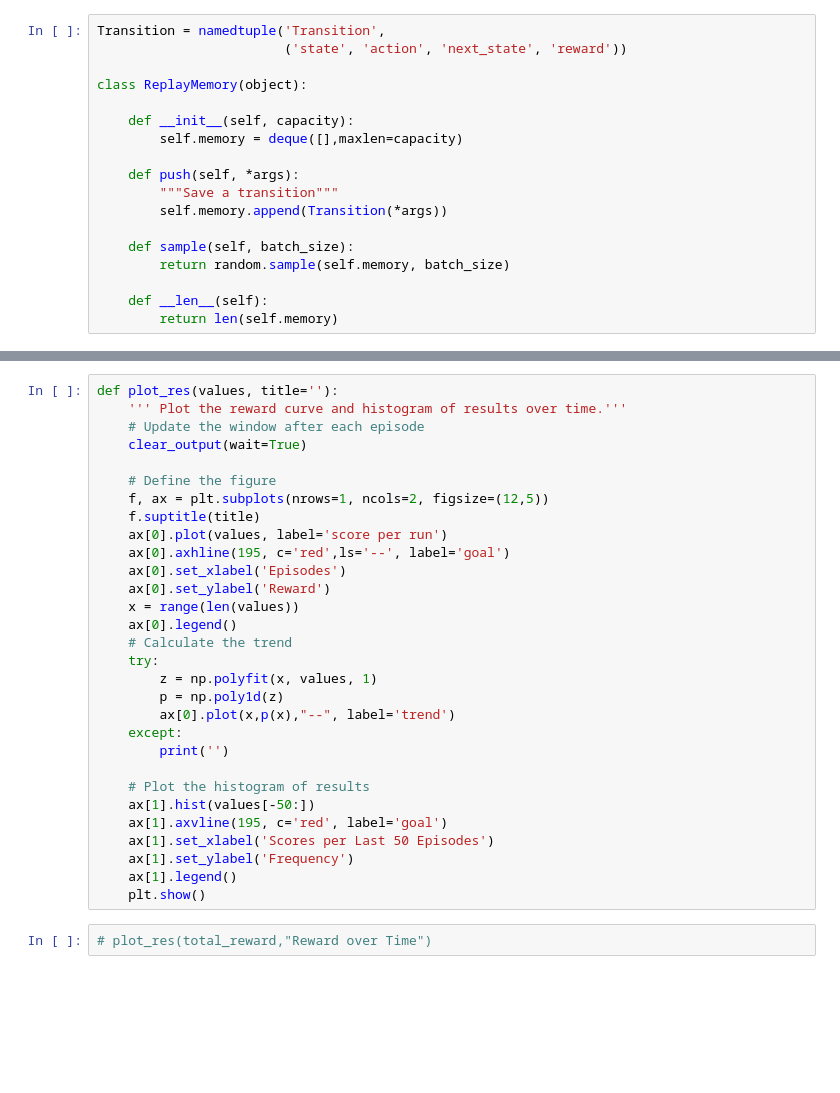
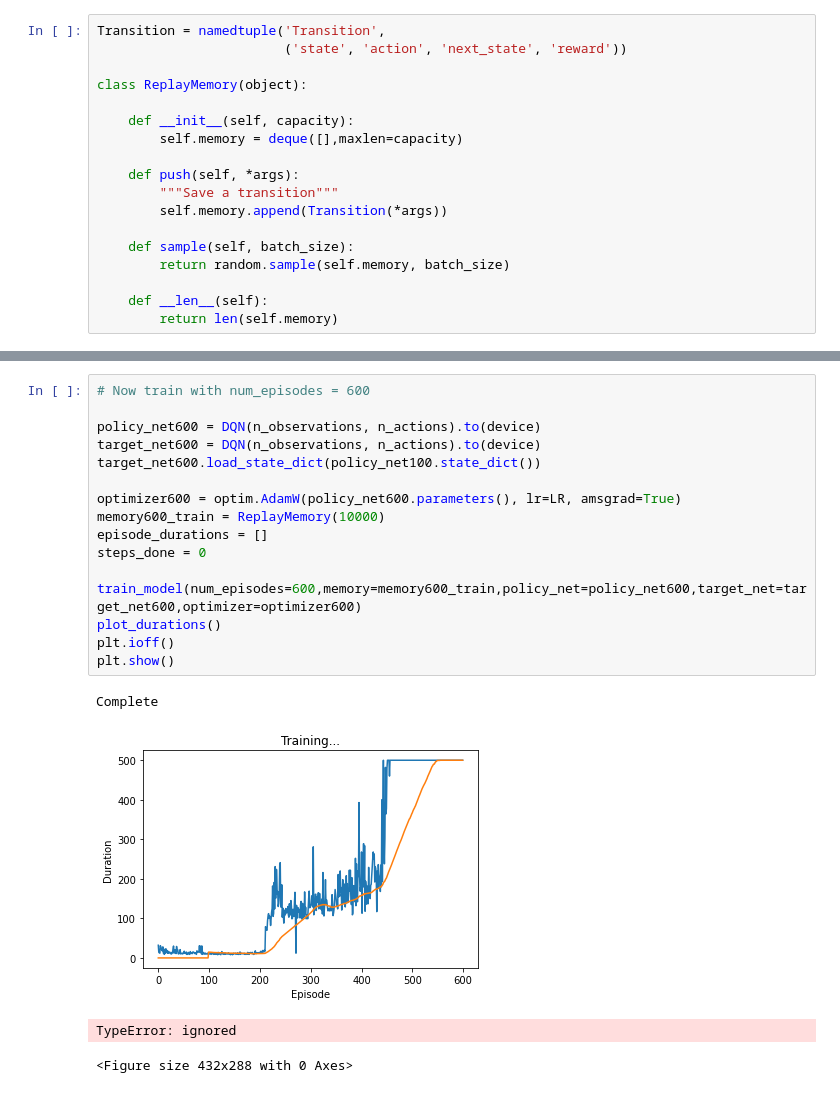
Before and after one commit to mehmetalisoner/Robotics-ComputerVision, a Jupyter notebook: Project2/Project2_Soner_Mehmet.ipynb, the cells around one changed output, grey strips where cells are left out. Drawn from its saved outputs; the diff is of its cells as text; blank space fills up the shorter version.

```diff
--- a/Project2/Project2_Soner_Mehmet.ipynb
+++ b/Project2/Project2_Soner_Mehmet.ipynb
@@ -410,35 +453,24 @@ html = render_mp4(after_training)
 HTML(html)
 # %% [output]
 [interactive output not drawn]
-# %%
-def plot_res(values, title=''):
-    ''' Plot the reward curve and histogram of results over time.'''
-    # Update the window after each episode
-    clear_output(wait=True)
-
-    # Define the figure
-    f, ax = plt.subplots(nrows=1, ncols=2, figsize=(12,5))
-    f.suptitle(title)
-    ax[0].plot(values, label='score per run')
-    ax[0].axhline(195, c='red',ls='--', label='goal')
-    ax[0].set_xlabel('Episodes')
-    ax[0].set_ylabel('Reward')
-    x = range(len(values))
-    ax[0].legend()
-    # Calculate the trend
-    try:
-        z = np.polyfit(x, values, 1)
-        p = np.poly1d(z)
-        ax[0].plot(x,p(x),"--", label='trend')
-    except:
-        print('')
-
-    # Plot the histogram of results
-    ax[1].hist(values[-50:])
-    ax[1].axvline(195, c='red', label='goal')
-    ax[1].set_xlabel('Scores per Last 50 Episodes')
-    ax[1].set_ylabel('Frequency')
-    ax[1].legend()
-    plt.show()
-# %%
-# plot_res(total_reward,"Reward over Time")
+# %%
+# Now train with num_episodes = 600
+
+policy_net600 = DQN(n_observations, n_actions).to(device)
+target_net600 = DQN(n_observations, n_actions).to(device)
+target_net600.load_state_dict(policy_net100.state_dict())
+
+optimizer600 = optim.AdamW(policy_net600.parameters(), lr=LR, amsgrad=True)
+memory600_train = ReplayMemory(10000)
+episode_durations = []
+steps_done = 0
+
+train_model(num_episodes=600,memory=memory600_train,policy_net=policy_net600,target_net=target_net600,optimizer=optimizer600)
+plot_durations()
+plt.ioff()
+plt.show()
+# %% [output]
+Complete
+[figure, added]
+TypeError: ignored
+<Figure size 432x288 with 0 Axes>
```
Also changed, not shown: parts of 21 cells of this notebook.
